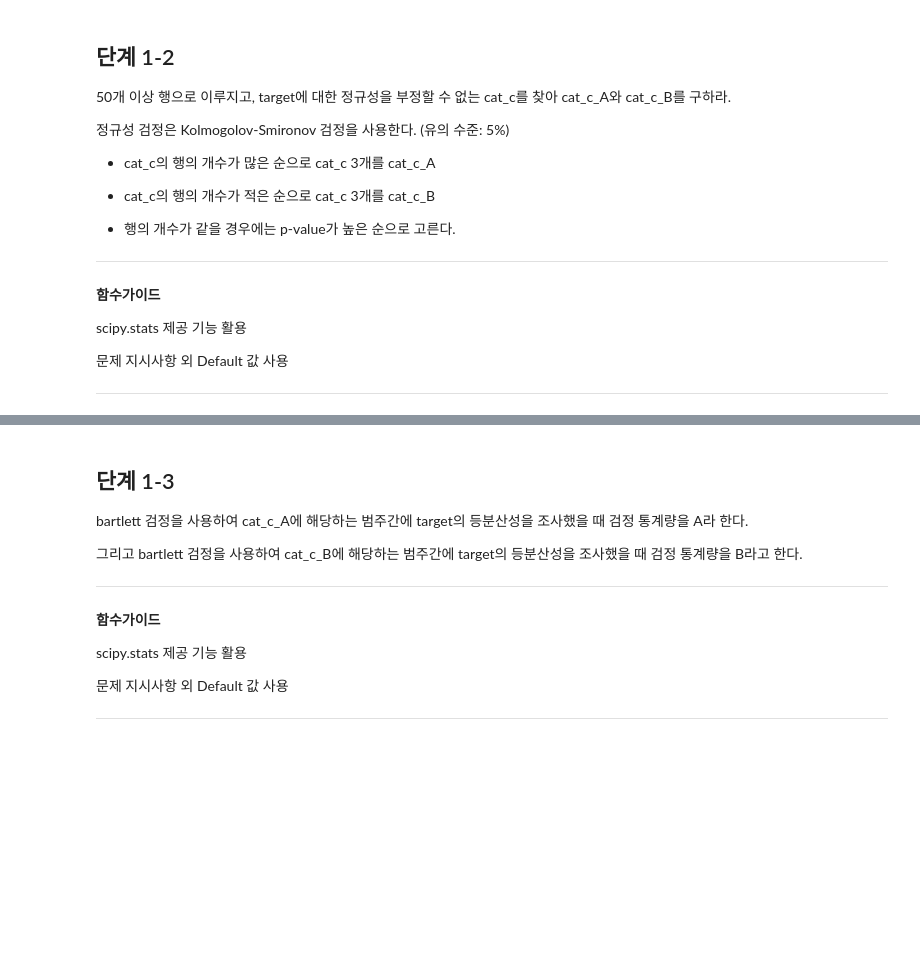
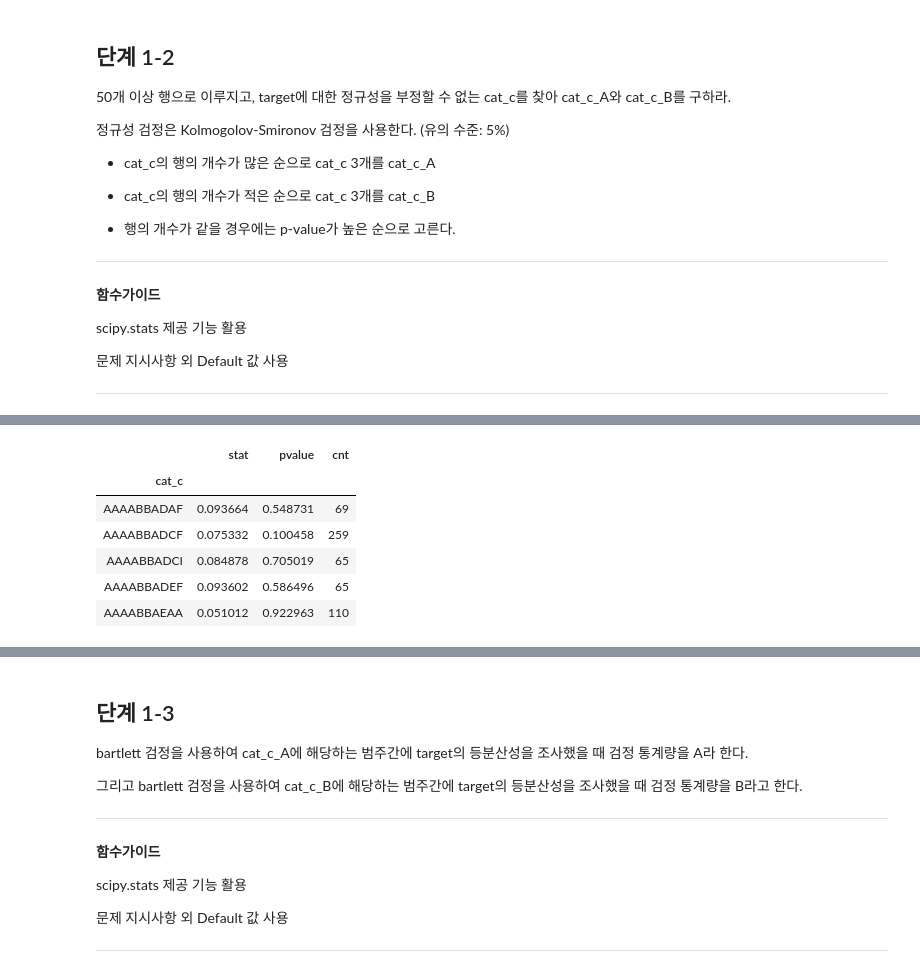
Before and after one commit to sunkusun9/DS_lv3_2311_1, a Jupyter notebook: sec_ds_lv3_prob2_prob.ipynb, the cells around one changed output, grey strips where cells are left out. Cells and saved outputs as stored; diff of their text form; code cells hidden in the pictures; blank space fills up the shorter version.

```diff
--- a/sec_ds_lv3_prob2_prob.ipynb
+++ b/sec_ds_lv3_prob2_prob.ipynb
@@ -256,0 +319,16 @@ scipy.stats 제공 기능 활용
+# %%
+df_kstest = df_basetable.groupby('cat_c').filter(lambda x: len(x) >= 50)\
+        .groupby('cat_c')['target'].apply(
+            lambda x: pd.Series(kstest(x, norm.cdf, args=(x.mean(), x.std())), index=['stat', 'pvalue'])
+        ).unstack().join(
+            df_basetable['cat_c'].value_counts().rename('cnt'), how='left'
+        )
+df_kstest.head()
+# %% [output]
+|  | stat | pvalue | cnt |
+| cat_c |  |  |  |
+| AAAABBADAF | 0.093664 | 0.548731 | 69 |
+| AAAABBADCF | 0.075332 | 0.100458 | 259 |
+| AAAABBADCI | 0.084878 | 0.705019 | 65 |
+| AAAABBADEF | 0.093602 | 0.586496 | 65 |
+| AAAABBAEAA | 0.051012 | 0.922963 | 110 |
```
Also changed, not shown: parts of 34 cells of this notebook.
